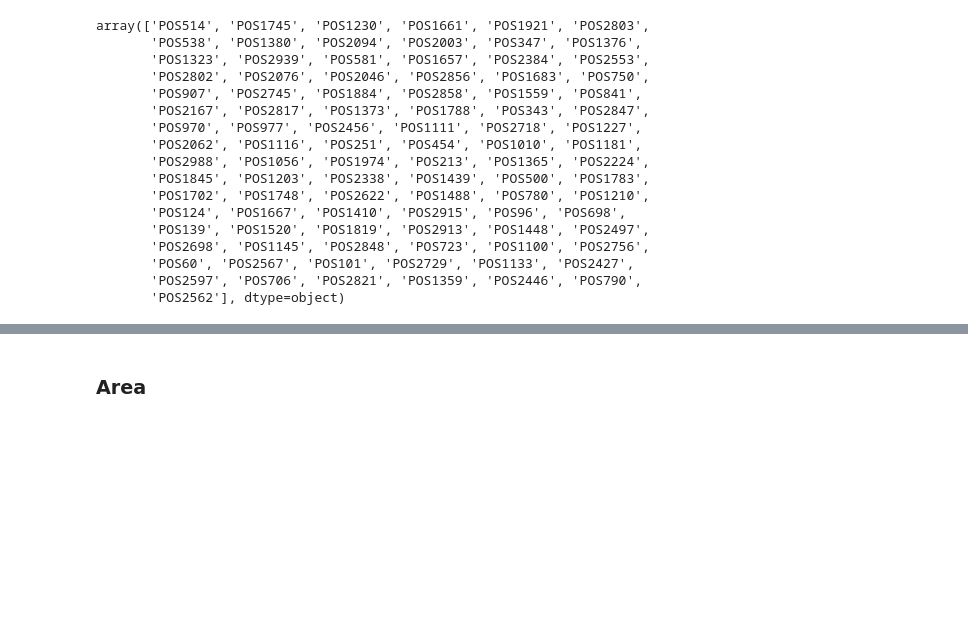
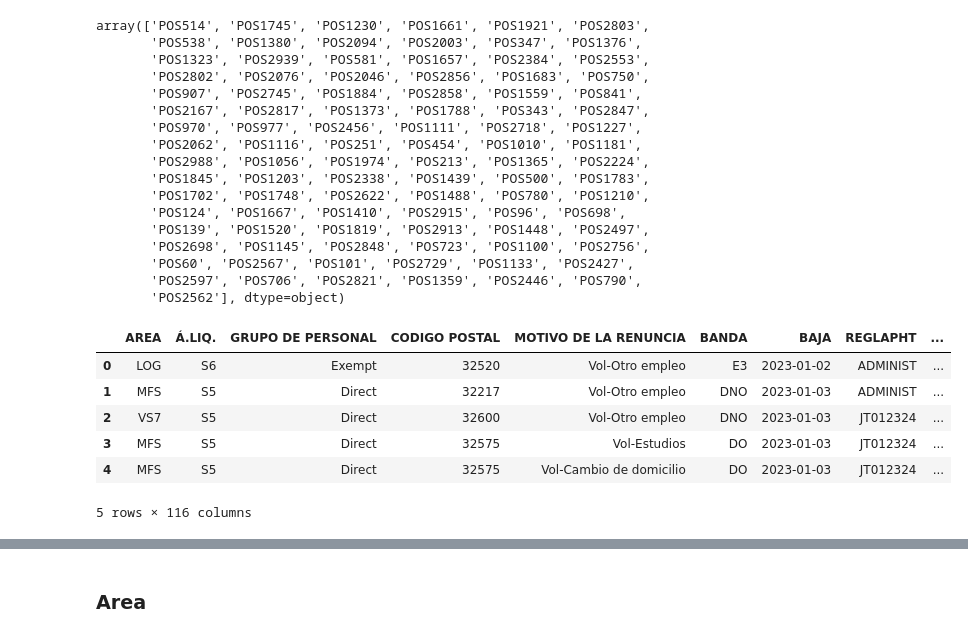
Before and after one commit to luisscrc/Datathon-Equipo-5, a Jupyter notebook: Datathon 2-1.ipynb, the cells around one changed output, grey strips where cells are left out. Drawn from its saved outputs; the diff is of its cells as text; code cells hidden in the pictures; blank space fills up the shorter version.

```diff
--- a/Datathon 2-1.ipynb
+++ b/Datathon 2-1.ipynb
@@ -83,3 +83,13 @@ array(['POS514', 'POS1745', 'POS1230', 'POS1661', 'POS1921', 'POS2803',
        'POS2562'], dtype=object)
 # %%
 posicones_encoder = pd.get_dummies(data_sucia, columns=["POSICIÓN"])
+
+posicones_encoder.head()
+# %% [output]
+|  | AREA | Á.LIQ. | GRUPO DE PERSONAL | CODIGO POSTAL | MOTIVO DE LA RENUNCIA | BANDA | BAJA | REGLAPHT | ... |
+| 0 | LOG | S6 | Exempt | 32520 | Vol-Otro empleo | E3 | 2023-01-02 | ADMINIST | ... |
+| 1 | MFS | S5 | Direct | 32217 | Vol-Otro empleo | DNO | 2023-01-03 | ADMINIST | ... |
+| 2 | VS7 | S5 | Direct | 32600 | Vol-Otro empleo | DNO | 2023-01-03 | JT012324 | ... |
+| 3 | MFS | S5 | Direct | 32575 | Vol-Estudios | DO | 2023-01-03 | JT012324 | ... |
+| 4 | MFS | S5 | Direct | 32575 | Vol-Cambio de domicilio | DO | 2023-01-03 | JT012324 | ... |
+5 rows × 116 columns
```
Also changed, not shown: parts of 10 cells of this notebook.
